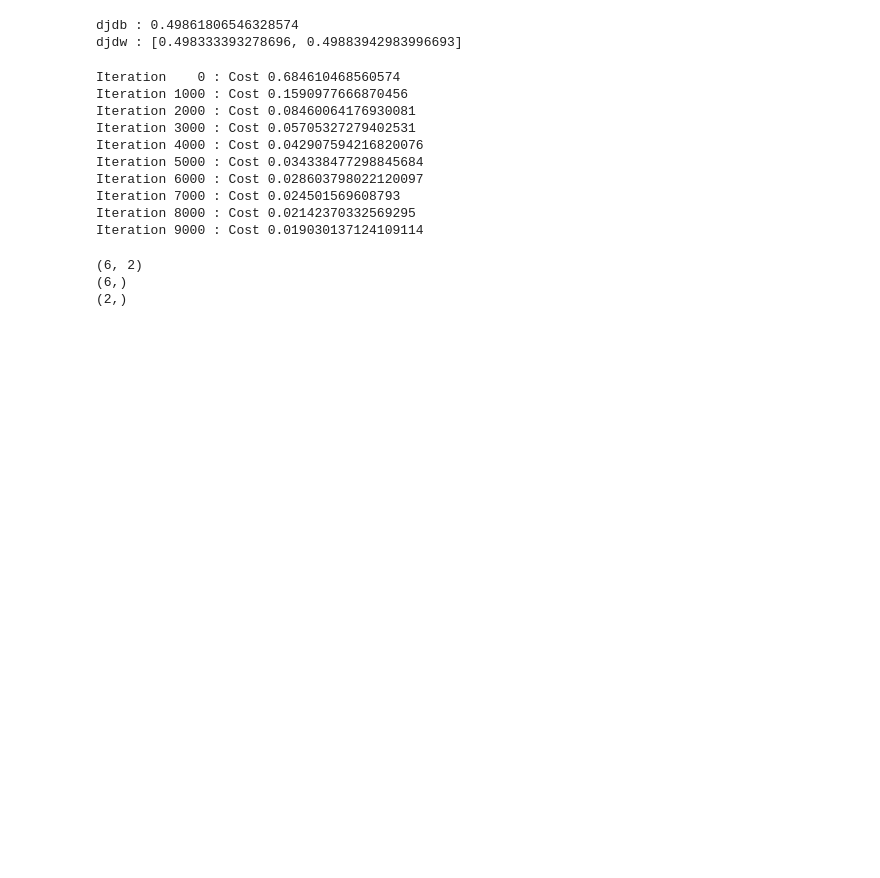
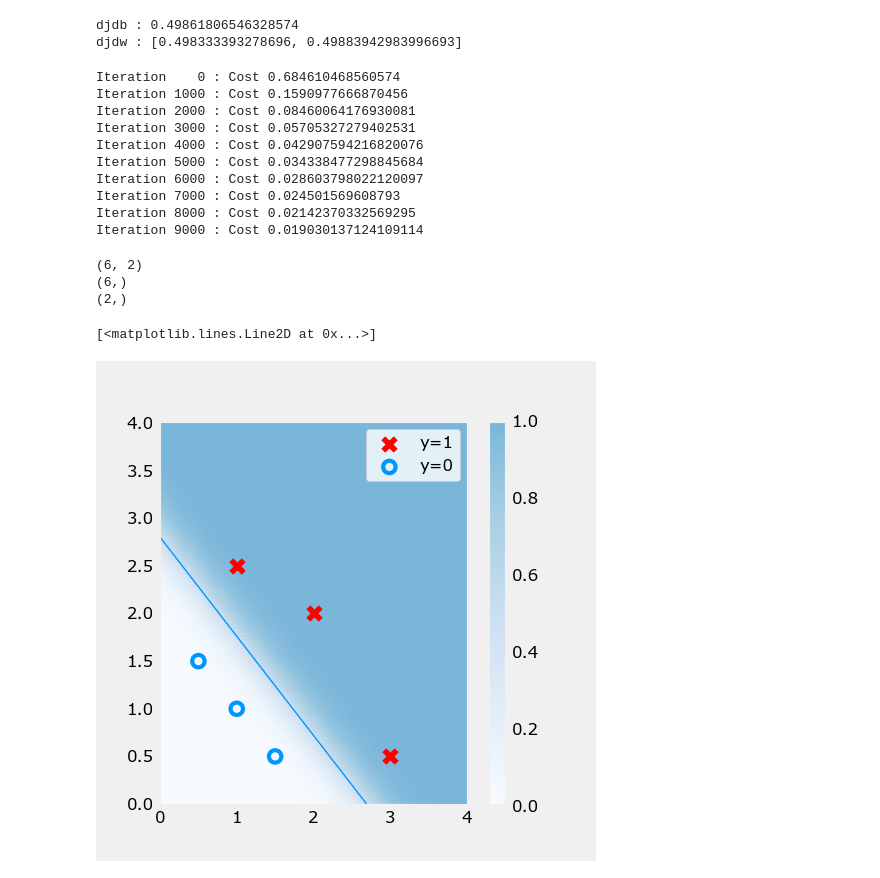
Before and after one commit to Sreesanth-e/ML, a Jupyter notebook: C1/ML_Andrew_Logistic_gradientdescent.ipynb, the cells around one changed output. Saved outputs shown, nothing was run; the diff lists cells and outputs as text; code cells hidden in the pictures; blank space fills up the shorter version.

```diff
--- a/C1/ML_Andrew_Logistic_gradientdescent.ipynb
+++ b/C1/ML_Andrew_Logistic_gradientdescent.ipynb
@@ -92,3 +92,15 @@ print(w_tmp.shape)
 (6, 2)
 (6,)
 (2,)
+# %%
+fig,ax =  (plt.subplots(1,1 , figsize = (5,5)))
+plt_prob(ax,w_out,b_out)
+
+plot_data(X_train,y_train,ax)
+
+x0 = -b_out/w_out[0]
+x1 = -b_out/w_out[1]
+ax.plot([0,x0],[x1,0] , lw = 1)
+# %% [output]
+[<matplotlib.lines.Line2D at 0x...>]
+[figure, added]
```
Also changed, not shown: parts of 3 cells of this notebook, 1 other file.
